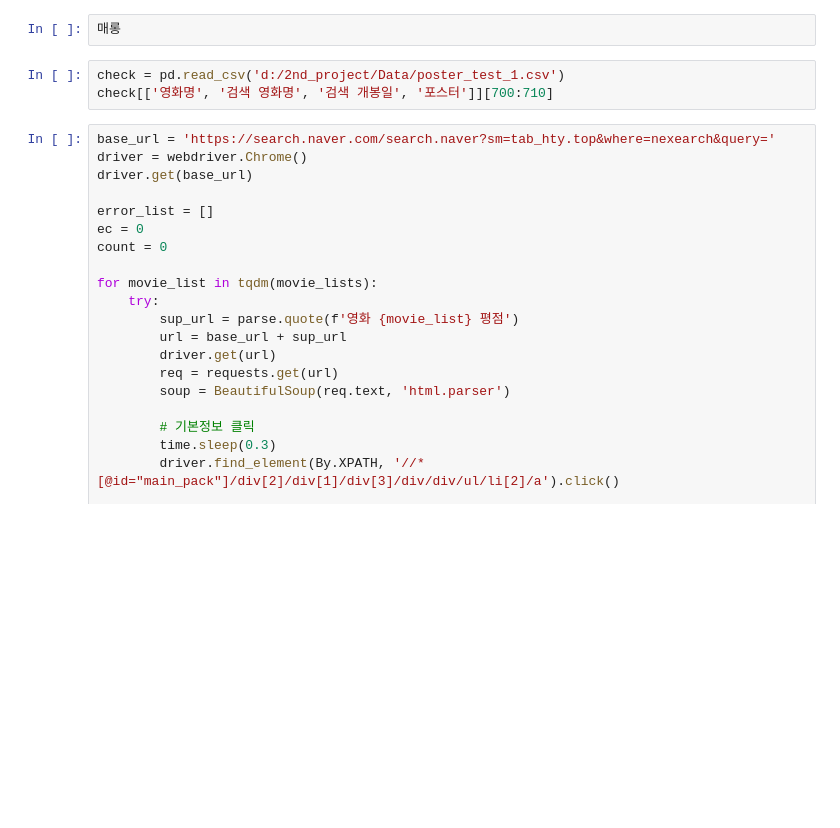
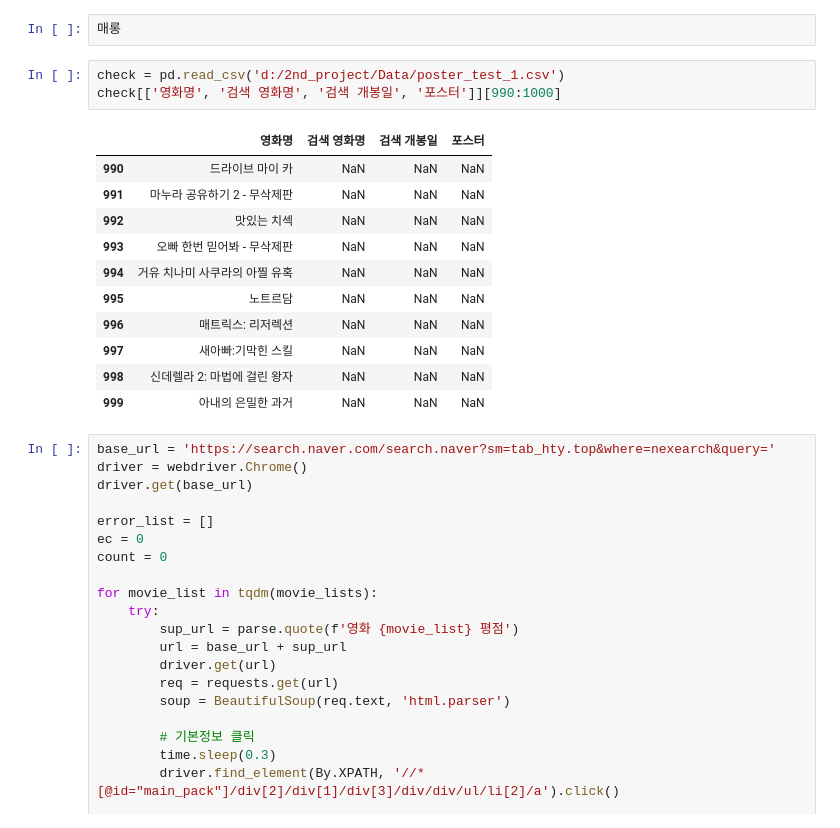
Before and after one commit to wonyounging/2_Project, a Jupyter notebook: Work_data/movie_data/영화 포스터 크롤링.ipynb, the cells around one changed output. Saved outputs shown, nothing was run; the diff lists cells and outputs as text; blank space fills up the shorter version.

```diff
--- a/Work_data/movie_data/영화 포스터 크롤링.ipynb
+++ b/Work_data/movie_data/영화 포스터 크롤링.ipynb
@@ -226,7 +226,19 @@ df_part
 매롱
 # %%
 check = pd.read_csv('d:/2nd_project/Data/poster_test_1.csv')
-check[['영화명', '검색 영화명', '검색 개봉일', '포스터']][700:710]
+check[['영화명', '검색 영화명', '검색 개봉일', '포스터']][990:1000]
+# %% [output]
+|  | 영화명 | 검색 영화명 | 검색 개봉일 | 포스터 |
+| 990 | 드라이브 마이 카 | NaN | NaN | NaN |
+| 991 | 마누라 공유하기 2 - 무삭제판 | NaN | NaN | NaN |
+| 992 | 맛있는 치섹 | NaN | NaN | NaN |
+| 993 | 오빠 한번 믿어봐 - 무삭제판 | NaN | NaN | NaN |
+| 994 | 거유 치나미 사쿠라의 아찔 유혹 | NaN | NaN | NaN |
+| 995 | 노트르담 | NaN | NaN | NaN |
+| 996 | 매트릭스: 리저렉션 | NaN | NaN | NaN |
+| 997 | 새아빠:기막힌 스킬 | NaN | NaN | NaN |
+| 998 | 신데렐라 2: 마법에 걸린 왕자 | NaN | NaN | NaN |
+| 999 | 아내의 은밀한 과거 | NaN | NaN | NaN |
 # %%
 base_url = 'https://search.naver.com/search.naver?sm=tab_hty.top&where=nexearch&query='
 driver = webdriver.Chrome()
```
Also changed, not shown: parts of 2 cells of this notebook.
